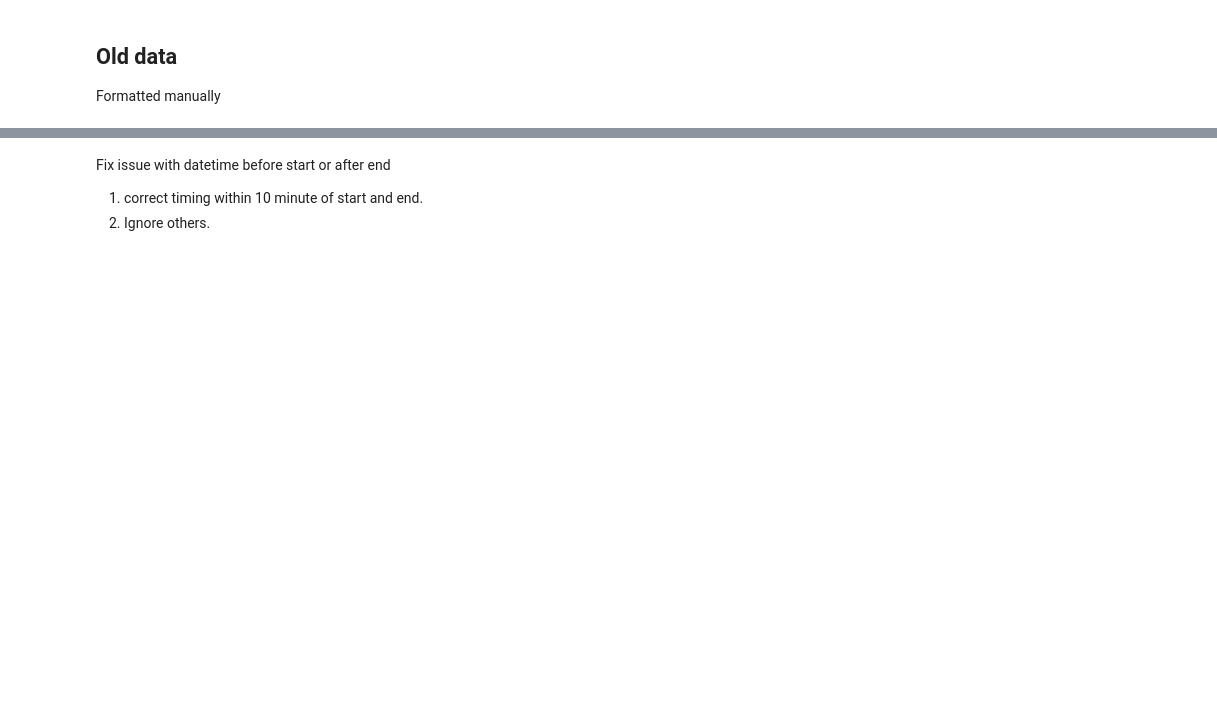
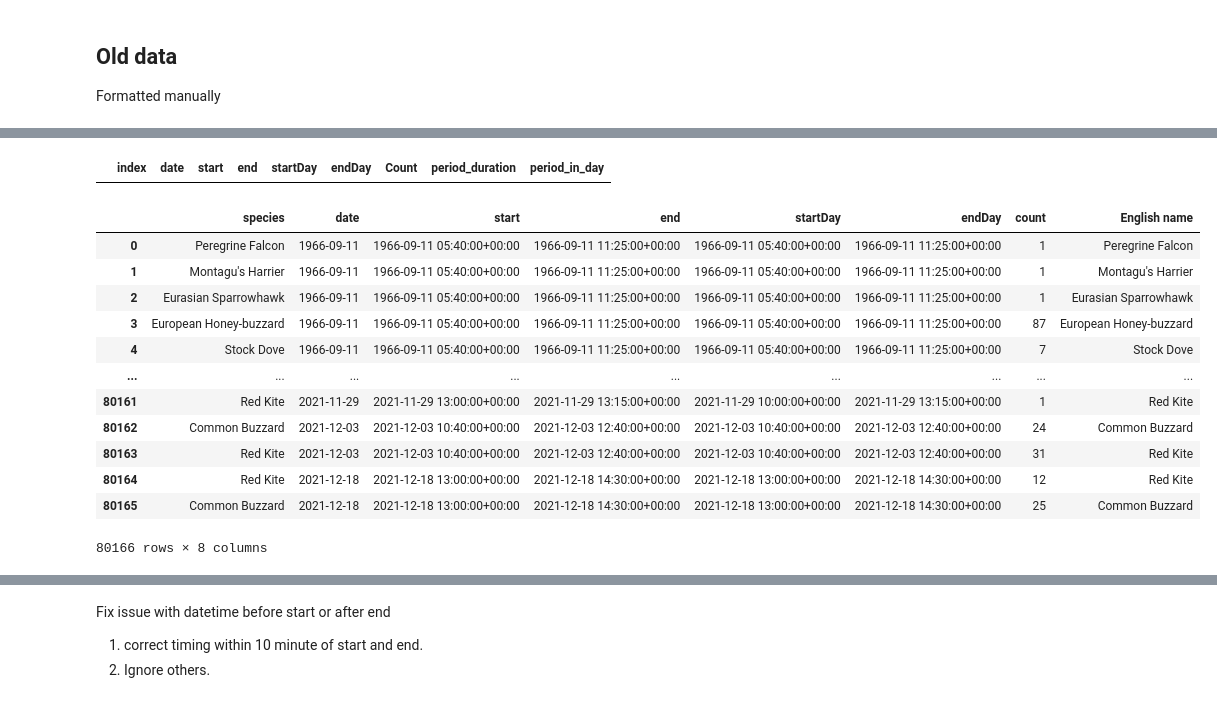
Before and after one commit to AmedeeRoy/defile-migration-forecast, a Jupyter notebook: notebooks/processing_count_data.ipynb, the cells around one changed output, grey strips where cells are left out. Cells and saved outputs as stored; diff of their text form; code cells hidden in the pictures; blank space fills up the shorter version.

```diff
--- a/notebooks/processing_count_data.ipynb
+++ b/notebooks/processing_count_data.ipynb
@@ -48,0 +89,27 @@ Read all file and merge into a single file.
+# %%
+# Check for no overlap
+# Check overlap between periods
+def is_overlapping(row, df, start="start", end="end"):
+    # Exclude the row itself by comparing indices
+    mask = df.index != row.name
+    return ((df.loc[mask, start] < row[end]) & (df.loc[mask, end] > row[start])).any()
+
+
+# Filter the DataFrame for overlapping periods
+period_recorded[period_recorded.apply(is_overlapping, axis=1, df=period_recorded)]
+# %% [output]
+|  | index | date | start | end | startDay | endDay | Count | period_duration | period_in_day |
+# %%
+period_to_expand = period_recorded[
+    (period_recorded["start"] != period_recorded["startDay"])
+    & (period_recorded["end"] != period_recorded["endDay"])
+    & (
+        (period_recorded["endDay"] - period_recorded["startDay"])
+        > pd.Timedelta(hours=2)
+    )
+]
+period_to_expand = (
+    period_to_expand[["startDay", "endDay", "date"]]
+    .drop_duplicates()
+    .reset_index(drop=True)
+)
@@ -48,0 +145,33 @@ Read all file and merge into a single file.
+# %%
+do_expended = (
+    pd.concat(
+        [do, do_no_species],
+        axis=0,
+    )
+    .sort_values(by="start")
+    .reset_index(drop=True)
+)
+# %%
+dot = pd.merge(
+    do_expended,
+    pd.read_csv(f"../data/taxonomy.csv")[["species", "English name"]],
+    how="left",
+    on="species",
+)
+dot["species"] = dot["English name"]
+# %%
+dot
+# %% [output]
+|  | species | date | start | end | startDay | endDay | count | English name |
+| 0 | Peregrine Falcon | 1966-09-11 | 1966-09-11 05:40:00+00:00 | 1966-09-11 11:25:00+00:00 | 1966-09-11 05:40:00+00:00 | 1966-09-11 11:25:00+00:00 | 1 | Peregrine Falcon |
+| 1 | Montagu's Harrier | 1966-09-11 | 1966-09-11 05:40:00+00:00 | 1966-09-11 11:25:00+00:00 | 1966-09-11 05:40:00+00:00 | 1966-09-11 11:25:00+00:00 | 1 | Montagu's Harrier |
+| 2 | Eurasian Sparrowhawk | 1966-09-11 | 1966-09-11 05:40:00+00:00 | 1966-09-11 11:25:00+00:00 | 1966-09-11 05:40:00+00:00 | 1966-09-11 11:25:00+00:00 | 1 | Eurasian Sparrowhawk |
+| 3 | European Honey-buzzard | 1966-09-11 | 1966-09-11 05:40:00+00:00 | 1966-09-11 11:25:00+00:00 | 1966-09-11 05:40:00+00:00 | 1966-09-11 11:25:00+00:00 | 87 | European Honey-buzzard |
+| 4 | Stock Dove | 1966-09-11 | 1966-09-11 05:40:00+00:00 | 1966-09-11 11:25:00+00:00 | 1966-09-11 05:40:00+00:00 | 1966-09-11 11:25:00+00:00 | 7 | Stock Dove |
+| ... | ... | ... | ... | ... | ... | ... | ... | ... |
+| 80161 | Red Kite | 2021-11-29 | 2021-11-29 13:00:00+00:00 | 2021-11-29 13:15:00+00:00 | 2021-11-29 10:00:00+00:00 | 2021-11-29 13:15:00+00:00 | 1 | Red Kite |
+| 80162 | Common Buzzard | 2021-12-03 | 2021-12-03 10:40:00+00:00 | 2021-12-03 12:40:00+00:00 | 2021-12-03 10:40:00+00:00 | 2021-12-03 12:40:00+00:00 | 24 | Common Buzzard |
+| 80163 | Red Kite | 2021-12-03 | 2021-12-03 10:40:00+00:00 | 2021-12-03 12:40:00+00:00 | 2021-12-03 10:40:00+00:00 | 2021-12-03 12:40:00+00:00 | 31 | Red Kite |
+| 80164 | Red Kite | 2021-12-18 | 2021-12-18 13:00:00+00:00 | 2021-12-18 14:30:00+00:00 | 2021-12-18 13:00:00+00:00 | 2021-12-18 14:30:00+00:00 | 12 | Red Kite |
+| 80165 | Common Buzzard | 2021-12-18 | 2021-12-18 13:00:00+00:00 | 2021-12-18 14:30:00+00:00 | 2021-12-18 13:00:00+00:00 | 2021-12-18 14:30:00+00:00 | 25 | Common Buzzard |
+80166 rows × 8 columns
```
Also changed, not shown: parts of 41 cells of this notebook, 3 other files.
